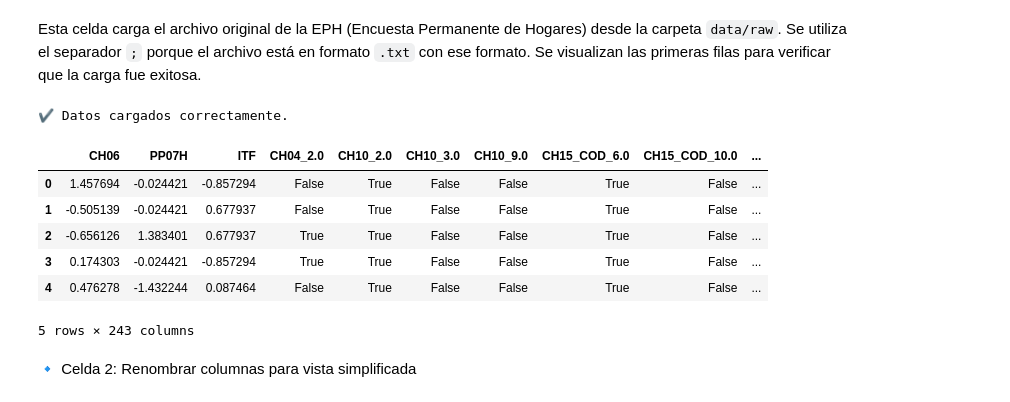
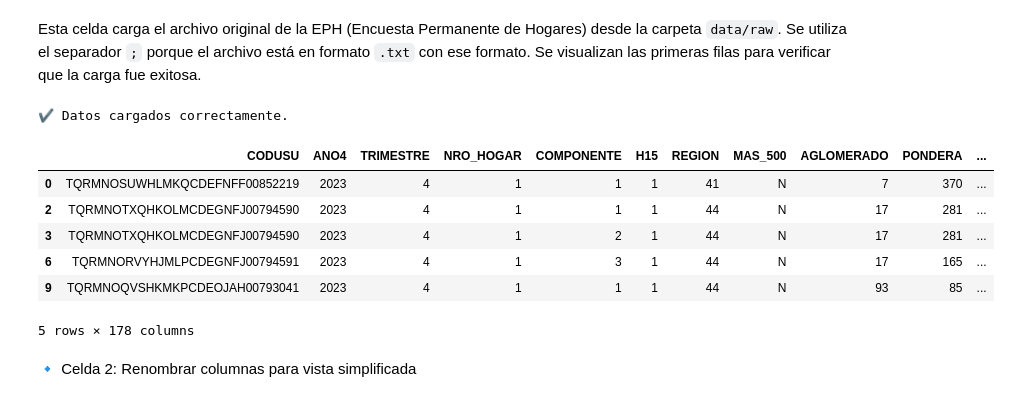
Before and after one commit to belpad24/empleo_clasificacion_eph, a Jupyter notebook: notebooks/Eda_Preprocesamiento_ProyectoParcial_AA_.ipynb, the cells around one changed output. Cells and saved outputs as stored; diff of their text form; code cells hidden in the pictures.

```diff
--- a/notebooks/Eda_Preprocesamiento_ProyectoParcial_AA_.ipynb
+++ b/notebooks/Eda_Preprocesamiento_ProyectoParcial_AA_.ipynb
@@ -7,27 +7,27 @@ Esta celda carga el archivo original de la EPH (Encuesta Permanente de Hogares)
 # %%
 import pandas as pd
 
 # Cambiá el nombre del archivo si usás otro
-ruta_nueva= '../data/raw/usu_individual_T423.txt'
+ruta = '../data/raw/usu_individual_T423.txt'
 
 # Cargar archivo
-df_nuevo = pd.read_csv(ruta, sep=";", encoding="latin1", low_memory=False)
+df = pd.read_csv(ruta_nueva, sep=";", encoding="latin1", low_memory=False)
 
 # Filtrar solo ocupados y desocupados
-df_nuevo = df_nuevo[df_nuevo["ESTADO"].isin([1, 2])].copy()
+df = df_nuevo[df["ESTADO"].isin([1, 2])].copy()
 df_nuevo["empleado"] = df_nuevo["ESTADO"].apply(lambda x: 1 if x == 1 else 0)
 
 print("✔️ Datos cargados correctamente.")
-df.head()
+df_nuevo.head()
 # %% [output]
 ✔️ Datos cargados correctamente.
-|  | CH06 | PP07H | ITF | CH04_2.0 | CH10_2.0 | CH10_3.0 | CH10_9.0 | CH15_COD_6.0 | CH15_COD_10.0 | ... |
-| 0 | 1.457694 | -0.024421 | -0.857294 | False | True | False | False | True | False | ... |
-| 1 | -0.505139 | -0.024421 | 0.677937 | False | True | False | False | True | False | ... |
-| 2 | -0.656126 | 1.383401 | 0.677937 | True | True | False | False | True | False | ... |
-| 3 | 0.174303 | -0.024421 | -0.857294 | True | True | False | False | True | False | ... |
-| 4 | 0.476278 | -1.432244 | 0.087464 | False | True | False | False | True | False | ... |
+|  | CODUSU | ANO4 | TRIMESTRE | NRO_HOGAR | COMPONENTE | H15 | REGION | MAS_500 | AGLOMERADO | PONDERA | ... |
+| 0 | TQRMNOSUWHLMKQCDEFNFF00852219 | 2023 | 4 | 1 | 1 | 1 | 41 | N | 7 | 370 | ... |
+| 2 | TQRMNOTXQHKOLMCDEGNFJ00794590 | 2023 | 4 | 1 | 1 | 1 | 44 | N | 17 | 281 | ... |
+| 3 | TQRMNOTXQHKOLMCDEGNFJ00794590 | 2023 | 4 | 1 | 2 | 1 | 44 | N | 17 | 281 | ... |
+| 6 | TQRMNORVYHJMLPCDEGNFJ00794591 | 2023 | 4 | 1 | 3 | 1 | 44 | N | 17 | 165 | ... |
+| 9 | TQRMNOQVSHKMKPCDEOJAH00793041 | 2023 | 4 | 1 | 1 | 1 | 44 | N | 93 | 85 | ... |
-5 rows × 243 columns
+5 rows × 178 columns
 # %% [markdown]
 🔹 Celda 2: Renombrar columnas para vista simplificada
 # %% [markdown]
```
Also changed, not shown: parts of 5 cells of this notebook, 4 other files.
